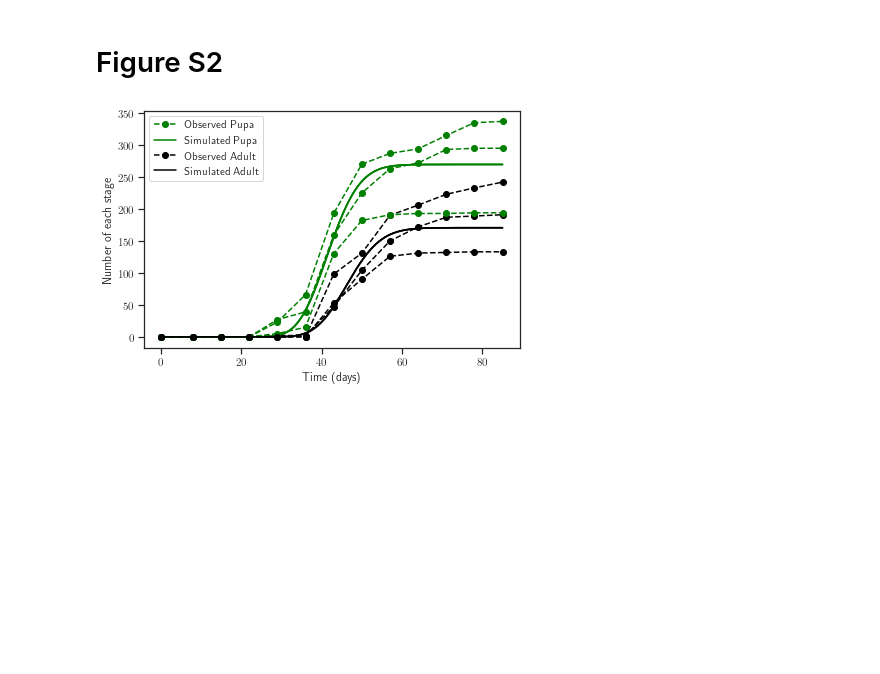
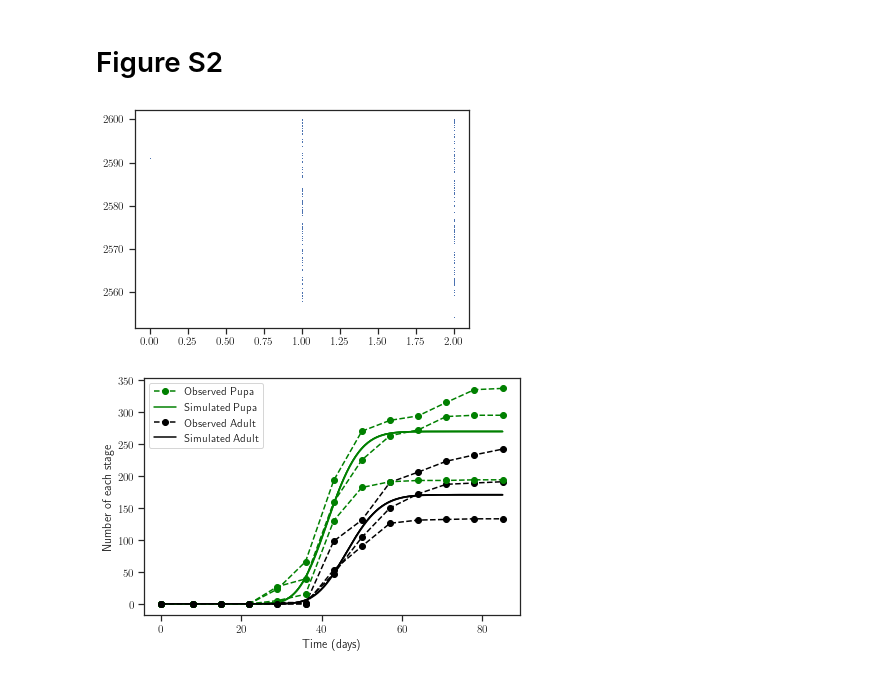
Before and after one commit to kerguler/sPop2-figures, a Jupyter notebook: figures_paper.ipynb, the cells around one changed output. Cells and saved outputs as stored; diff of their text form; code cells hidden in the pictures; blank space fills up the shorter version.

```diff
--- a/figures_paper.ipynb
+++ b/figures_paper.ipynb
@@ -678,3 +678,9 @@ paramQ = numpy.array([[0,0,0,10.052,-16.6016,0.00594255,25.7242,-13.8609,0.00976
+# %%
+d = numpy.genfromtxt("mat/outputQB2q_all.csv",delimiter=",")
+plt.plot(d[:,0],d[:,3],',')
+plt.show()
+# %% [output]
+[figure, added]
 # %%
 for grp in allgroups:
     model.plotMatches([obs[g] for g in grp],paramQ,dates=False,legend=True) # ,filename="figures/ttest_Cxquin_"+"_".join([str(g) for g in grp]),filetype="pdf")
```
Also changed, not shown: parts of 1 cell of this notebook, 1 other file.
